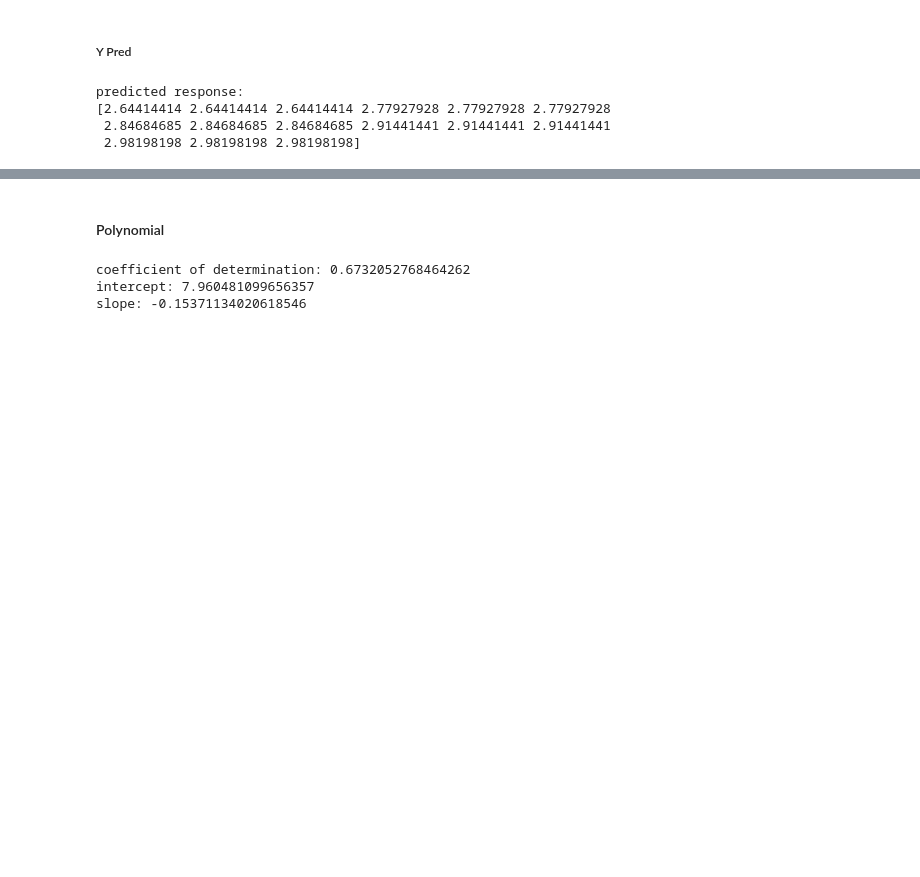
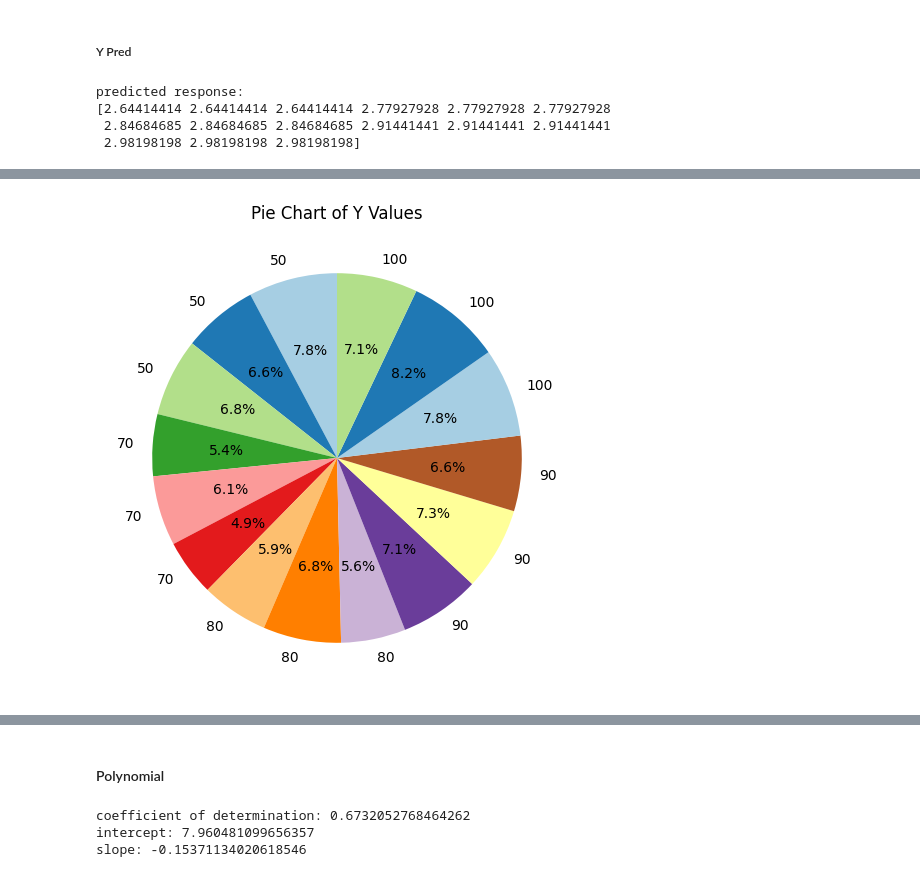
Before and after one commit to setiadha-unc/data720, a Jupyter notebook: Data710Homework/homework2q2-chisquare.ipynb, the cells around one changed output, grey strips where cells are left out. Cells and saved outputs as stored; diff of their text form; code cells hidden in the pictures; blank space fills up the shorter version.

```diff
--- a/Data710Homework/homework2q2-chisquare.ipynb
+++ b/Data710Homework/homework2q2-chisquare.ipynb
@@ -46,0 +97,11 @@ plt.show()
+# %%
+import pandas as pd
+
+df = pd.DataFrame({ "x" : x , "y" : y})
+grouped = df.groupby('x').sum().reset_index()
+plt.figure(figsize=(6, 6))
+plt.pie(y, labels=x, autopct='%1.1f%%', startangle=90, colors=plt.cm.Paired.colors)
+plt.title("Pie Chart of Y Values")
+plt.show()
+# %% [output]
+[figure, added]
```
Also changed, not shown: parts of 13 cells of this notebook, 3 other files.
